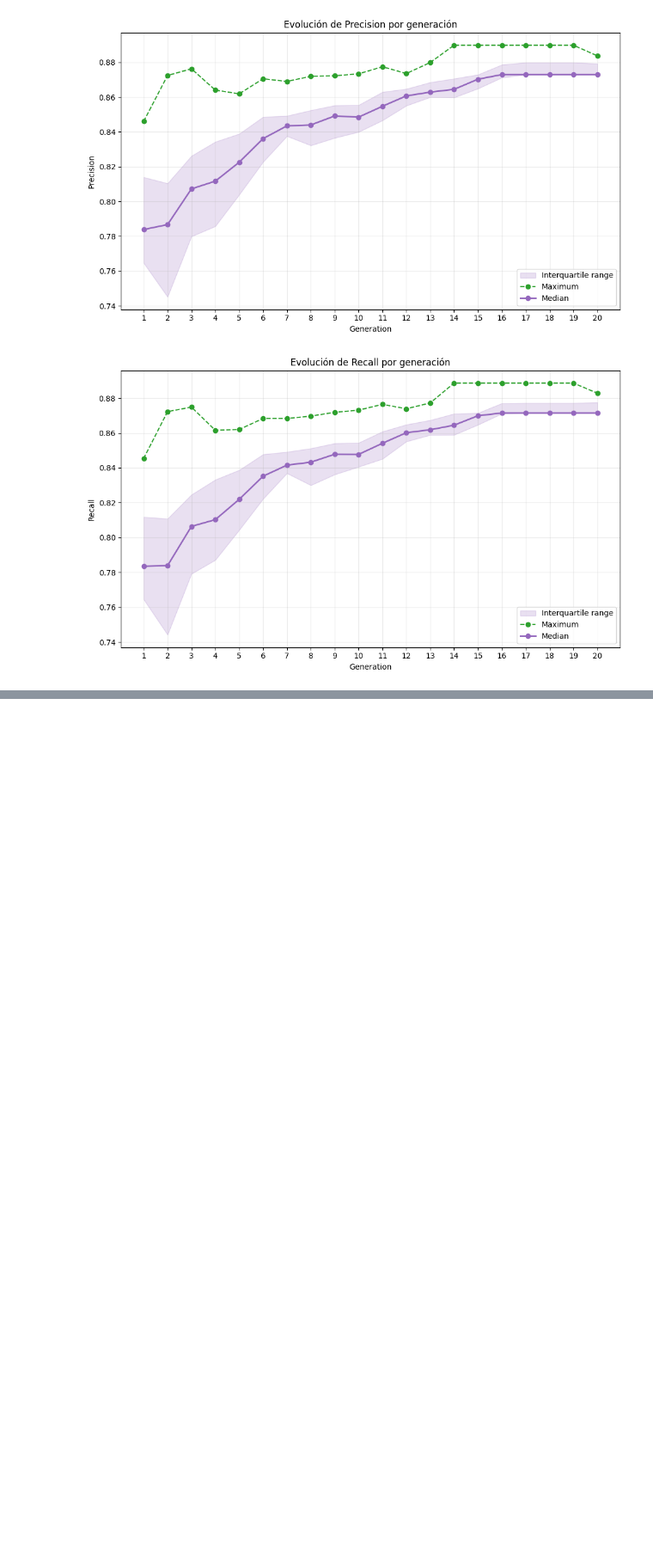
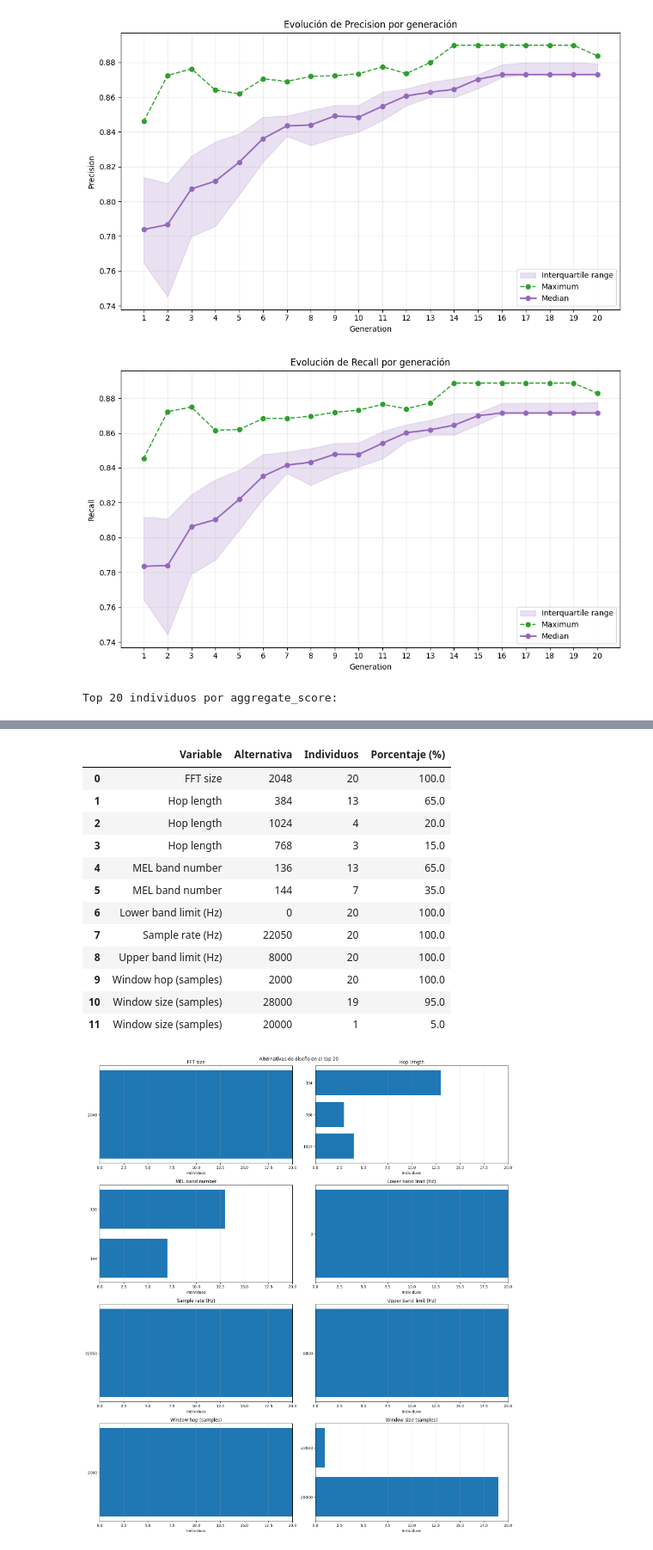
Before and after one commit to joselumarja/GENIO, a Jupyter notebook: notebooks/bleating_analysis.ipynb, the cells around one changed output, grey strips where cells are left out. Shown at 86% size. Drawn from its saved outputs; the diff is of its cells as text; code cells hidden in the pictures; blank space fills up the shorter version.

```diff
--- a/notebooks/bleating_analysis.ipynb
+++ b/notebooks/bleating_analysis.ipynb
@@ -249,3 +249,53 @@ for column in metric_columns:
 [figure]
 [figure]
 [figure]
+# %%
+top_x = 20  # Número de individuos mejor puntuados que se desea analizar.
+if top_x < 1:
+    raise ValueError("top_x debe ser un entero positivo")
+
+score_column = "aggregate_score"
+top_individuals = (
+    successful_bleating_dataframe.dropna(subset=[score_column])
+    .sort_values([score_column, "proposal_sequence"], ascending=[False, True])
+    .head(top_x)
+)
+if top_individuals.empty:
+    raise ValueError("No hay individuos evaluados con puntuación válida")
+
+# Cada fila cuenta como un individuo, incluidos los genotipos repetidos.
+print(f"Top {len(top_individuals)} individuos por {score_column}:")
+display(top_individuals[["individual_id", "generation", score_column, *design_columns]].reset_index(drop=True))
+
+alternative_frequencies = pd.concat(
+    [
+        pd.DataFrame(
+            {
+                "Variable": describe_column(column),
+                "Alternativa": counts.index.astype(str),
+                "Individuos": counts.to_numpy(),
+                "Porcentaje (%)": (100 * counts / len(top_individuals)).round(1).to_numpy(),
+            }
+        )
+        for column in design_columns
+        for counts in [top_individuals[column].value_counts(dropna=False)]
+    ],
+    ignore_index=True,
+)
+display(alternative_frequencies)
+
+figure, axes = plt.subplots(4, 2, figsize=(16, 18))
+for ax, column in zip(axes.flat, design_columns):
+    counts = top_individuals[column].value_counts(dropna=False)
+    counts = counts.reindex(sort_plot_values(counts.index))
+    ax.barh(counts.index.astype(str), counts.to_numpy())
+    ax.invert_yaxis()
+    ax.set_title(describe_column(column))
+    ax.set_xlabel("Individuos")
+    ax.set_xlim(0, len(top_individuals))
+    ax.grid(axis="x", alpha=0.25)
+figure.suptitle(f"Alternativas de diseño en el top {len(top_individuals)}")
+figure.tight_layout()
+plt.show()
+# %% [output]
+Top 20 individuos por aggregate_score:
@@ -251,0 +319,14 @@ for column in metric_columns:
+|  | Variable | Alternativa | Individuos | Porcentaje (%) |
+| 0 | FFT size | 2048 | 20 | 100.0 |
+| 1 | Hop length | 384 | 13 | 65.0 |
+| 2 | Hop length | 1024 | 4 | 20.0 |
+| 3 | Hop length | 768 | 3 | 15.0 |
+| 4 | MEL band number | 136 | 13 | 65.0 |
+| 5 | MEL band number | 144 | 7 | 35.0 |
+| 6 | Lower band limit (Hz) | 0 | 20 | 100.0 |
+| 7 | Sample rate (Hz) | 22050 | 20 | 100.0 |
+| 8 | Upper band limit (Hz) | 8000 | 20 | 100.0 |
+| 9 | Window hop (samples) | 2000 | 20 | 100.0 |
+| 10 | Window size (samples) | 28000 | 19 | 95.0 |
+| 11 | Window size (samples) | 20000 | 1 | 5.0 |
+[figure, added]
```
Also changed, not shown: parts of 1 cell of this notebook, 3 other files.
